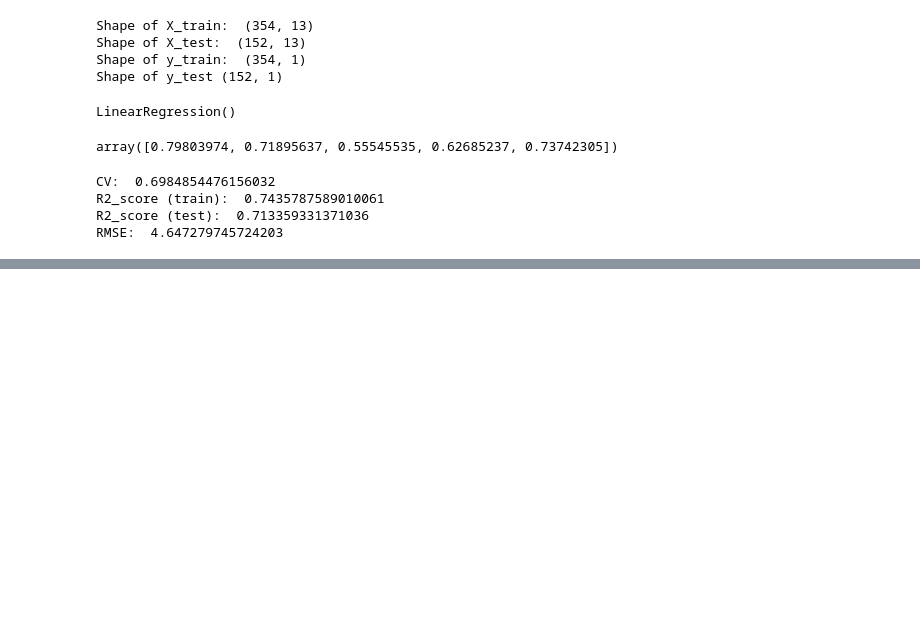
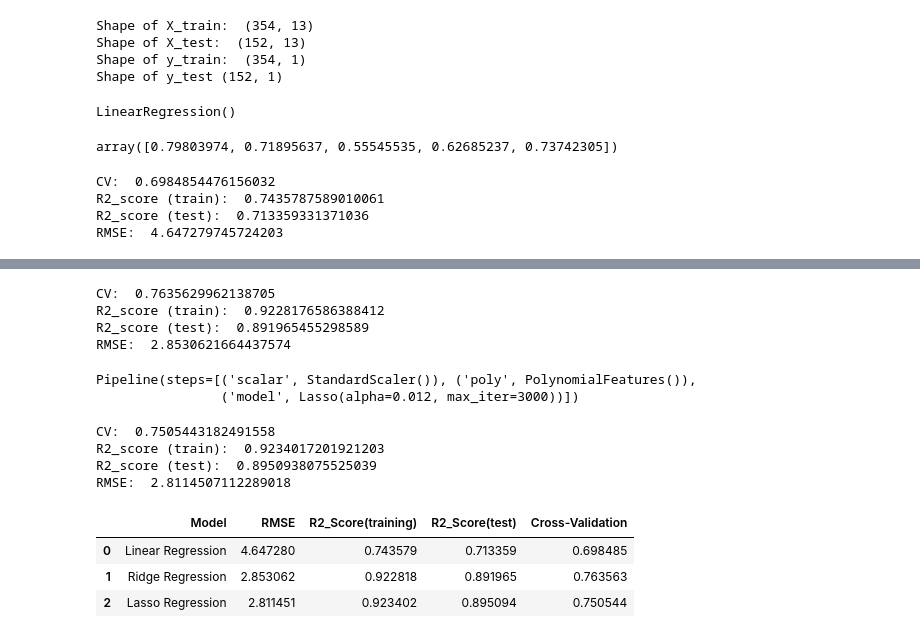
Before and after one commit to rushank7/Data-Science-Portfolio, a Jupyter notebook: Linearregression_Boston_Housing.ipynb, the cells around one changed output, grey strips where cells are left out. Cells and saved outputs as stored; diff of their text form; code cells hidden in the pictures; blank space fills up the shorter version.

```diff
--- a/Linearregression_Boston_Housing.ipynb
+++ b/Linearregression_Boston_Housing.ipynb
@@ -217,0 +235,67 @@ RMSE:  4.647279745724203
+# %%
+from sklearn.metrics import r2_score
+
+# Predicting Cross Validation Score the Test set results
+cv_ridge = cross_val_score(estimator = ridge_pipe, X = X_train, y = y_train.ravel(), cv = 10)
+
+# Predicting R2 Score the Test set results
+y_pred_ridge_train = ridge_pipe.predict(X_train)
+r2_score_ridge_train = r2_score(y_train, y_pred_ridge_train)
+
+# Predicting R2 Score the Test set results
+y_pred_ridge_test = ridge_pipe.predict(X_test)
+r2_score_ridge_test = r2_score(y_test, y_pred_ridge_test)
+
+# Predicting RMSE the Test set results
+rmse_ridge = (np.sqrt(mean_squared_error(y_test, y_pred_ridge_test)))
+print('CV: ', cv_ridge.mean())
+print('R2_score (train): ', r2_score_ridge_train)
+print('R2_score (test): ', r2_score_ridge_test)
+print("RMSE: ", rmse_ridge)
+# %% [output]
+CV:  0.7635629962138705
+R2_score (train):  0.9228176586388412
+R2_score (test):  0.891965455298589
+RMSE:  2.8530621664437574
+# %%
+from sklearn.linear_model import Lasso
+from sklearn.preprocessing import StandardScaler
+from sklearn.pipeline import Pipeline
+from sklearn.preprocessing import PolynomialFeatures
+
+steps = [
+    ('scalar', StandardScaler()),
+    ('poly', PolynomialFeatures(degree=2)),
+    ('model', Lasso(alpha=0.012, fit_intercept=True, max_iter=3000))
+]
+
+lasso_pipe = Pipeline(steps)
+lasso_pipe.fit(X_train, y_train)
+# %% [output]
+Pipeline(steps=[('scalar', StandardScaler()), ('poly', PolynomialFeatures()),
+                ('model', Lasso(alpha=0.012, max_iter=3000))])
+# %%
+from sklearn.metrics import r2_score
+
+# Predicting Cross Validation Score
+cv_lasso = cross_val_score(estimator = lasso_pipe, X = X_train, y = y_train, cv = 10)
+
+# Predicting R2 Score the Test set results
+y_pred_lasso_train = lasso_pipe.predict(X_train)
+r2_score_lasso_train = r2_score(y_train, y_pred_lasso_train)
+
+# Predicting R2 Score the Test set results
+y_pred_lasso_test = lasso_pipe.predict(X_test)
+r2_score_lasso_test = r2_score(y_test, y_pred_lasso_test)
+
+# Predicting RMSE the Test set results
+rmse_lasso = (np.sqrt(mean_squared_error(y_test, y_pred_lasso_test)))
+print('CV: ', cv_lasso.mean())
+print('R2_score (train): ', r2_score_lasso_train)
+print('R2_score (test): ', r2_score_lasso_test)
+print("RMSE: ", rmse_lasso)
+# %% [output]
+CV:  0.7505443182491558
+R2_score (train):  0.9234017201921203
+R2_score (test):  0.8950938075525039
+RMSE:  2.8114507112289018
@@ -217,0 +307,8 @@ RMSE:  4.647279745724203
+# %%
+predict = pd.DataFrame(data = models, columns=['Model', 'RMSE', 'R2_Score(training)', 'R2_Score(test)', 'Cross-Validation'])
+predict
+# %% [output]
+|  | Model | RMSE | R2_Score(training) | R2_Score(test) | Cross-Validation |
+| 0 | Linear Regression | 4.647280 | 0.743579 | 0.713359 | 0.698485 |
+| 1 | Ridge Regression | 2.853062 | 0.922818 | 0.891965 | 0.763563 |
+| 2 | Lasso Regression | 2.811451 | 0.923402 | 0.895094 | 0.750544 |
```
Also changed, not shown: parts of 3 cells of this notebook.
